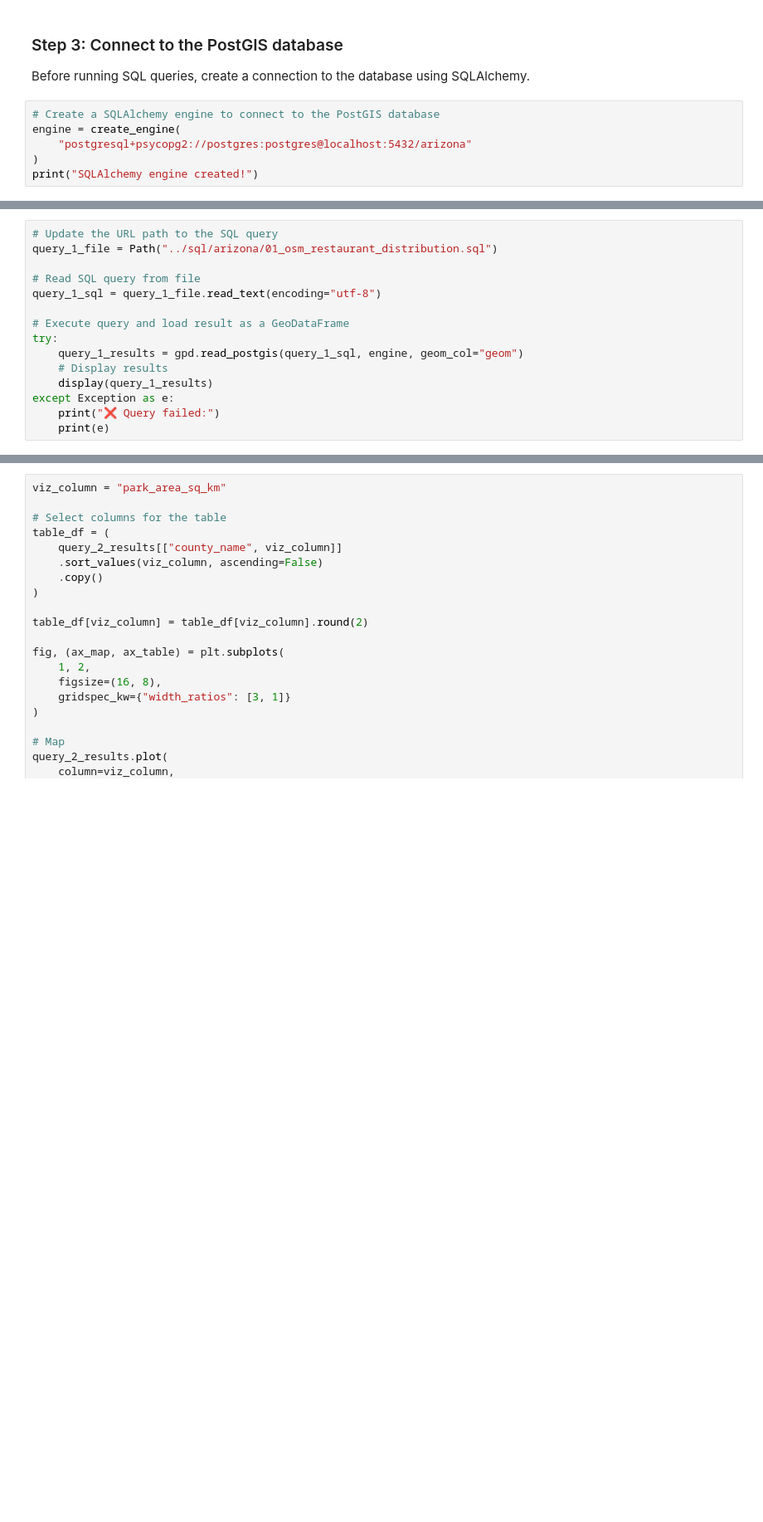
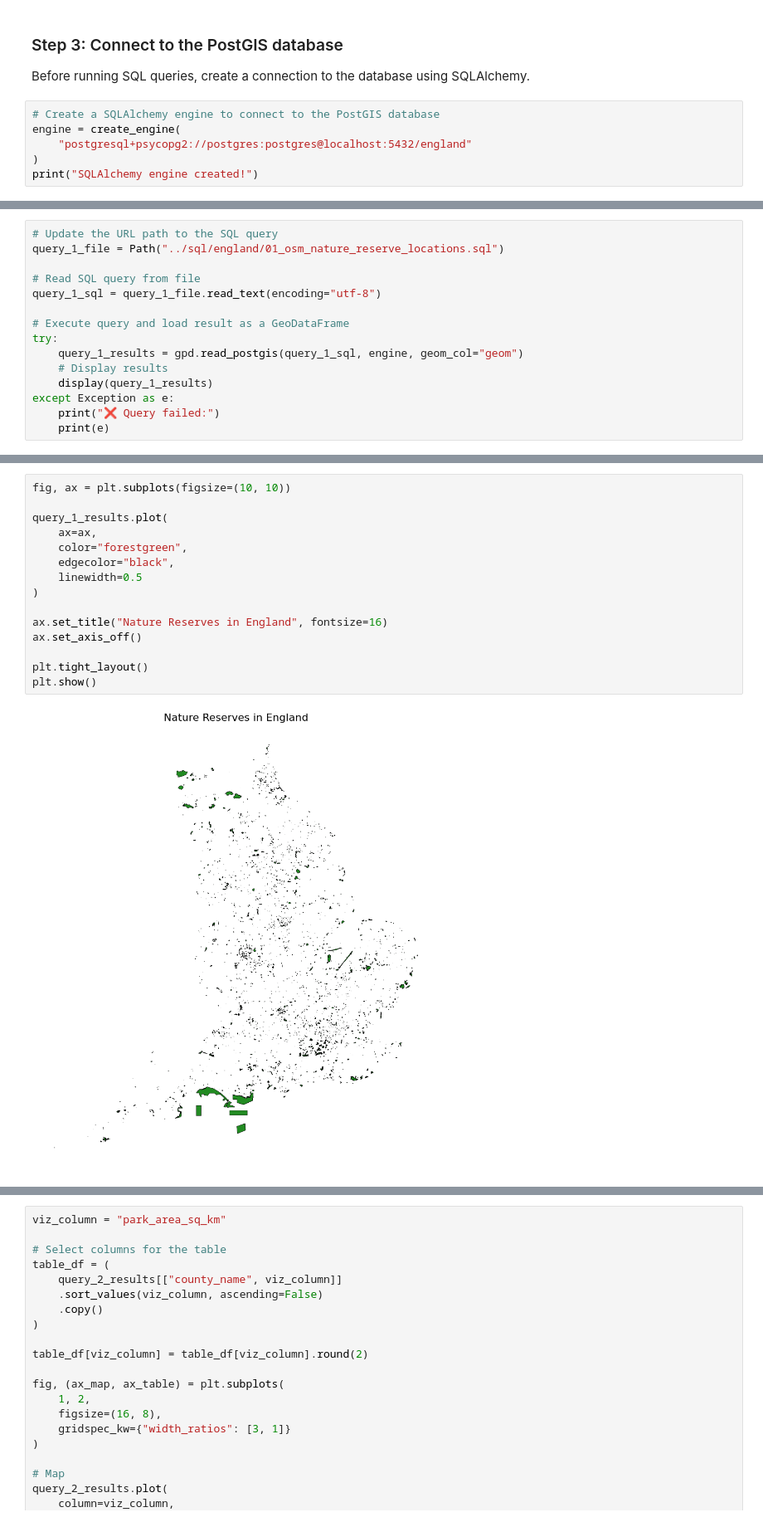
Before and after one commit to kalishaweidemann/gist604b-osm-postgis-sp26, a Jupyter notebook: notebooks/osm_postgis_england.ipynb, the cells around one changed output, grey strips where cells are left out. Shown at 83% size. Saved outputs shown, nothing was run; the diff lists cells and outputs as text; blank space fills up the shorter version.

Commit message:
Adjust and test SQL query 1 to use nature reserves instead of national parks

```diff
--- a/notebooks/osm_postgis_england.ipynb
+++ b/notebooks/osm_postgis_england.ipynb
@@ -202,6 +203,6 @@ Before running SQL queries, create a connection to the database using SQLAlchemy
 # %%
 # Create a SQLAlchemy engine to connect to the PostGIS database
 engine = create_engine(
-    "postgresql+psycopg2://postgres:postgres@localhost:5432/arizona"
+    "postgresql+psycopg2://postgres:postgres@localhost:5432/england"
 )
 print("SQLAlchemy engine created!")
@@ -212,6 +217,6 @@ This query extracts park point locations for spatial distribution analysis. The
 # %%
 # Update the URL path to the SQL query
-query_1_file = Path("../sql/arizona/01_osm_restaurant_distribution.sql")
+query_1_file = Path("../sql/england/01_osm_nature_reserve_locations.sql")
 
 # Read SQL query from file
 query_1_sql = query_1_file.read_text(encoding="utf-8")
@@ -226,0 +250,17 @@ except Exception as e:
+# %%
+fig, ax = plt.subplots(figsize=(10, 10))
+
+query_1_results.plot(
+    ax=ax,
+    color="forestgreen",
+    edgecolor="black",
+    linewidth=0.5
+)
+
+ax.set_title("Nature Reserves in England", fontsize=16)
+ax.set_axis_off()
+
+plt.tight_layout()
+plt.show()
+# %% [output]
+[figure, added]
```
Also changed, not shown: parts of 18 cells of this notebook, 2 other files.
